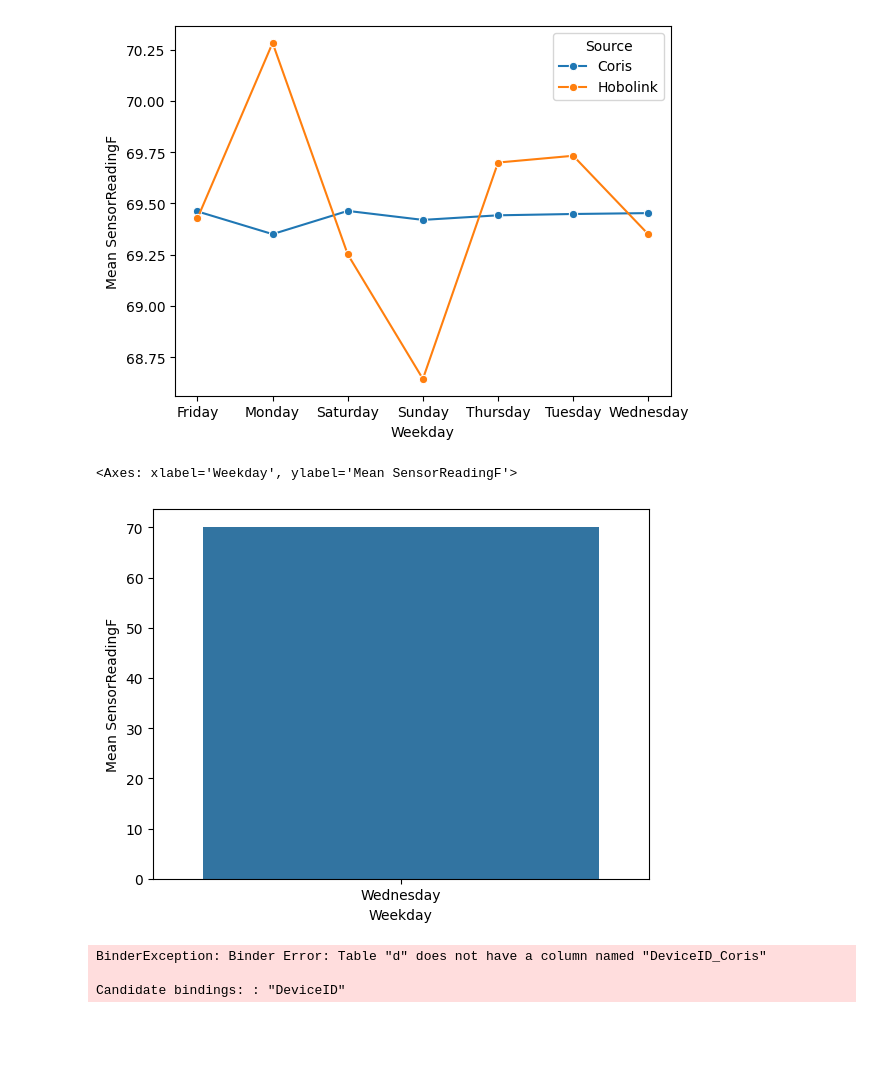
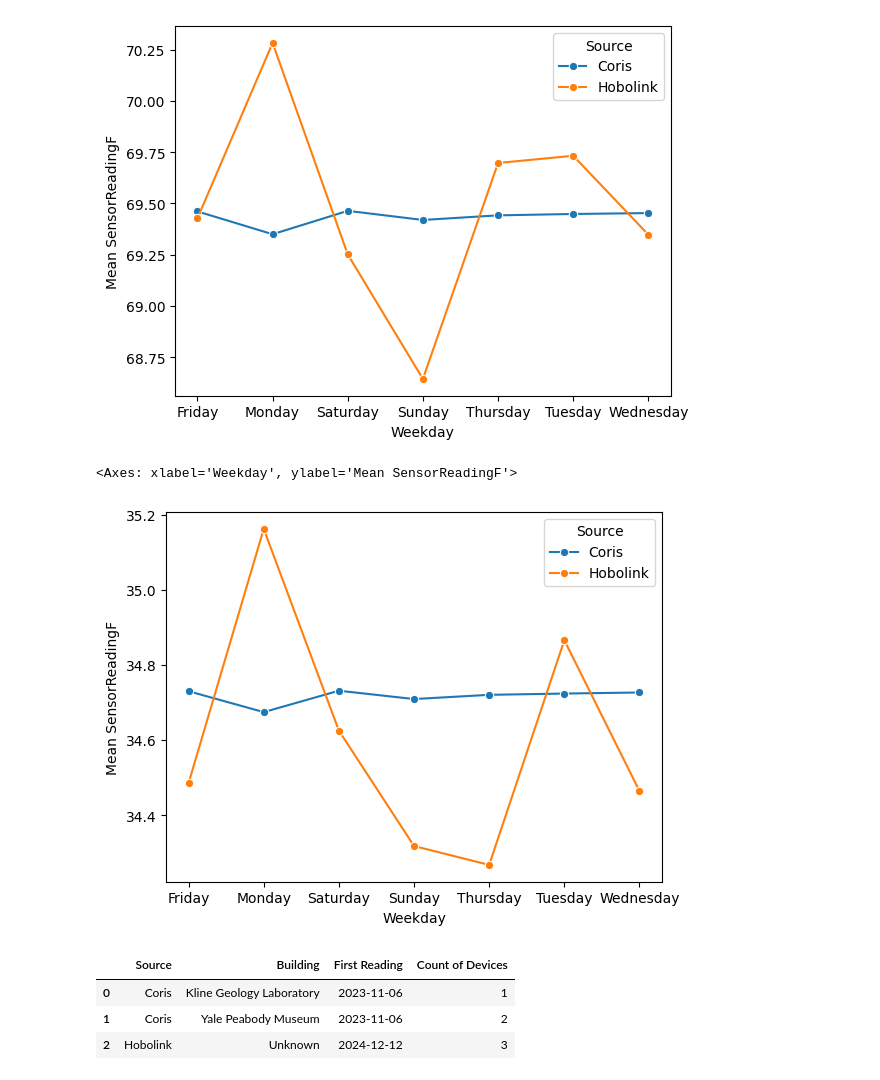
Before and after one commit to Environmental-Pipeline/environmental-sensor-poc, a Jupyter notebook: 2-examples-analysis.ipynb, the cells around one changed output. Drawn from its saved outputs; the diff is of its cells as text; code cells hidden in the pictures; blank space fills up the shorter version.

Commit message:
Fix historical data missing from daily summaries and add a test.

```diff
--- a/2-examples-analysis.ipynb
+++ b/2-examples-analysis.ipynb
@@ -106,27 +106,28 @@ sns.lineplot(x='Weekday', y='Mean SensorReadingF', hue='Source', data=data, mark
 # %%
 # Example: Average reading by Weekday - using the cubes.
 
 # join utcs to get weekday.
 # df converts results to a pandas DataFrame.
 
 # cubes already have old sensor readings removed.
 
 import seaborn as sns
 
 data = duckdb.sql("""
-    SELECT day_of_week as Weekday, sum(SensorReadingF_sum) / sum(row_count) as 'Mean SensorReadingF'
+    SELECT day_of_week as Weekday, Source, sum(SensorReadingF_sum) / sum(row_count) as 'Mean SensorReadingF'
     FROM read_parquet('data/device_readings_daily.parquet') AS drd
     INNER JOIN (SELECT DISTINCT date, day_of_week FROM read_parquet('data/utcs.parquet')) AS u
         ON drd.date = u.date
-    GROUP BY day_of_week
+    GROUP BY day_of_week, Source
+    ORDER BY day_of_week, Source
 """).df()
 
 # need DISTINCT on utcs to prevent duplication!
 
-sns.barplot(x = 'Weekday', y = 'Mean SensorReadingF', data = data)
+sns.lineplot(x='Weekday', y='Mean SensorReadingF', hue='Source', data=data, marker='o')
 # %% [output]
 <Axes: xlabel='Weekday', ylabel='Mean SensorReadingF'>
-[figure, old version]
+[figure, new version]
 # %%
 # Buildings: Number of Devices, First Reading.
 
@@ -135,17 +136,18 @@ sns.barplot(x = 'Weekday', y = 'Mean SensorReadingF', data = data)
 # df converts results to a pandas DataFrame.
 
 duckdb.sql("""
-    SELECT Building, min(date) as 'First Reading', count(DISTINCT dr.DeviceID_Coris) as 'Count of Devices'
+    SELECT dr.Source, Building, min(date) as 'First Reading', count(DISTINCT dr.DeviceID) as 'Count of Devices'
     FROM read_parquet('data/device_readings.parquet') AS dr
     INNER JOIN read_parquet('data/utcs.parquet') AS u
         ON dr.SensorReadingUTC = u.UTC
     INNER JOIN read_parquet('data/devices.parquet') AS d
-        ON d.DeviceID_Coris = dr.DeviceID_Coris
-    GROUP BY Building
+        ON d.DeviceID = dr.DeviceID
+    GROUP BY dr.Source, Building
     ORDER BY min(date)
 """).df()
 # %% [output]
-BinderException: Binder Error: Table "d" does not have a column named "DeviceID_Coris"
-
-Candidate bindings: : "DeviceID"
+|  | Source | Building | First Reading | Count of Devices |
+| 0 | Coris | Kline Geology Laboratory | 2023-11-06 | 1 |
+| 1 | Coris | Yale Peabody Museum | 2023-11-06 | 2 |
+| 2 | Hobolink | Unknown | 2024-12-12 | 3 |
 # %%
```
Also changed, not shown: parts of 8 cells of this notebook, 5 other files.
